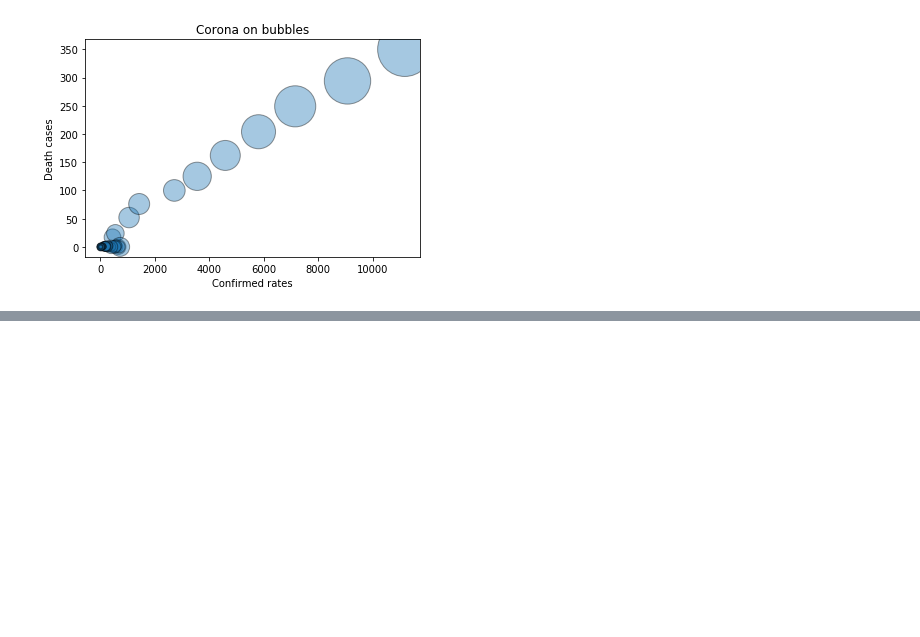
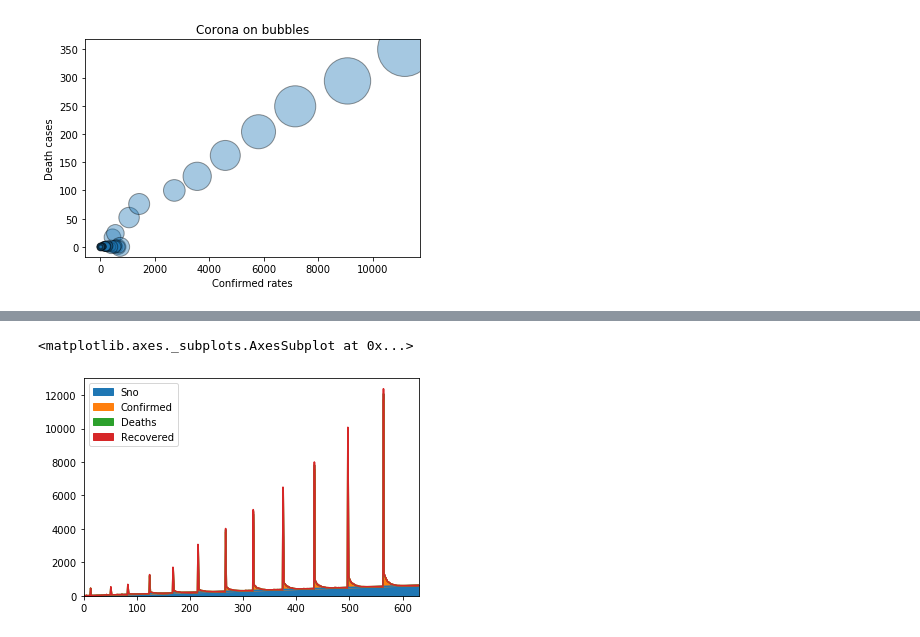
Before and after one commit to BillyGareth/corona_data, a Jupyter notebook: corona_data_notebook.ipynb, the cells around one changed output, grey strips where cells are left out. Drawn from its saved outputs; the diff is of its cells as text; code cells hidden in the pictures; blank space fills up the shorter version.

```diff
--- a/corona_data_notebook.ipynb
+++ b/corona_data_notebook.ipynb
@@ -191,0 +197,5 @@ yx=corona_data['Deaths'].fillna(value=0)
+# %%
+corona_data.plot.area(stacked=True)
+# %% [output]
+<matplotlib.axes._subplots.AxesSubplot at 0x...>
+[figure, added]
```
Also changed, not shown: parts of 9 cells of this notebook.
